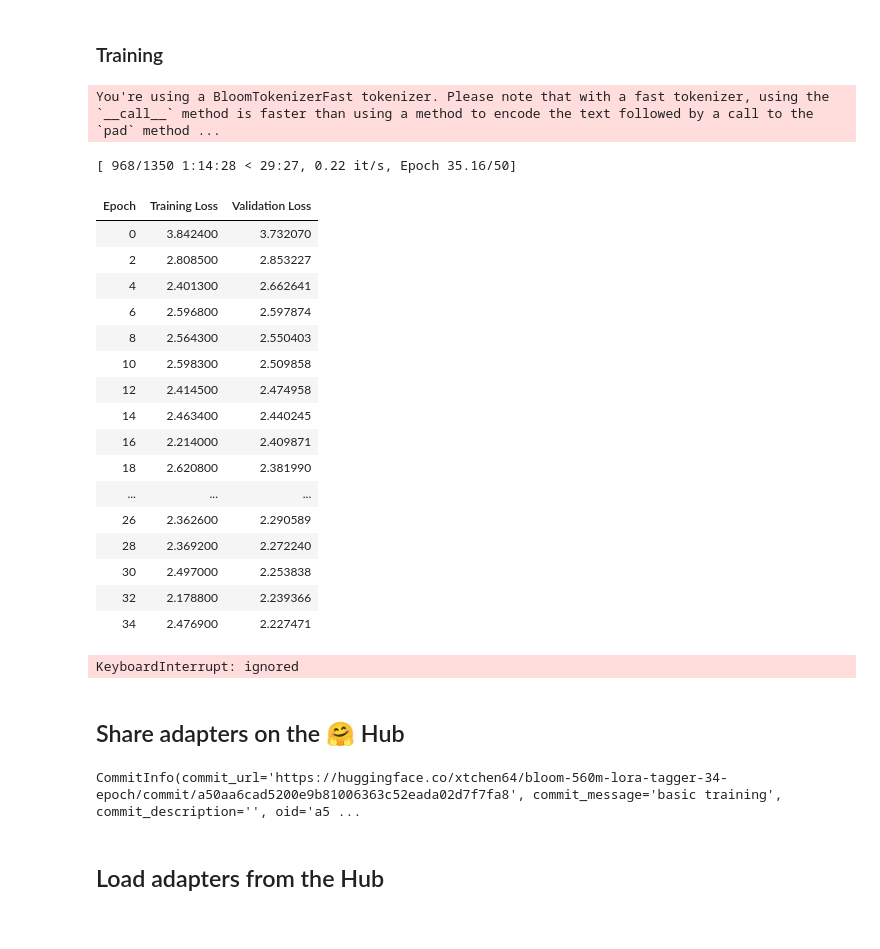
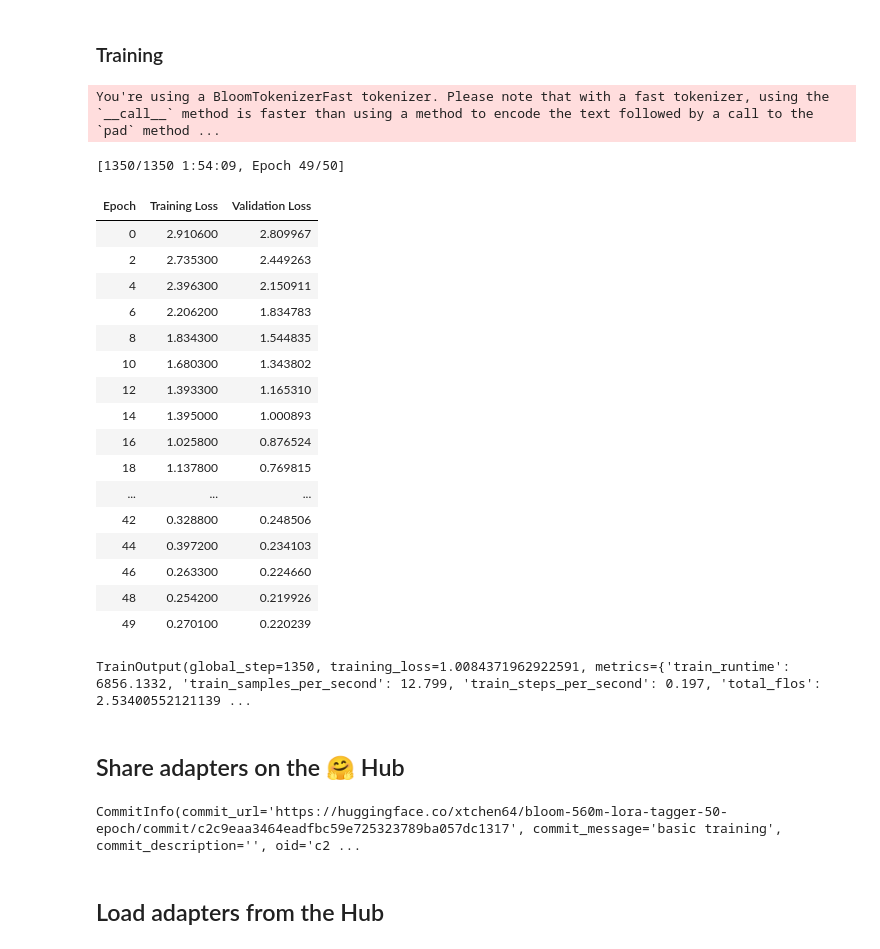
Before and after one commit to xtchen64/llm-playground, a Jupyter notebook: notebook/xtchen64_PEFT_Finetune_Bloom560m_tagger.ipynb, the cells around one changed output. Saved outputs shown, nothing was run; the diff lists cells and outputs as text; code cells hidden in the pictures.

```diff
--- a/notebook/xtchen64_PEFT_Finetune_Bloom560m_tagger.ipynb
+++ b/notebook/xtchen64_PEFT_Finetune_Bloom560m_tagger.ipynb
@@ -163,61 +165,61 @@ Dataset({
 # %%
 from transformers import Trainer, TrainingArguments
 
 
 # Training arguments with an evaluation strategy
 training_args = TrainingArguments(
     per_device_train_batch_size=8,
     gradient_accumulation_steps=8,
     warmup_steps=100,
     num_train_epochs=50,  # Set the number of training epochs
-    learning_rate=1e-4,
+    learning_rate=2e-3,
     fp16=True,
     logging_steps=1,
     output_dir='outputs',
     evaluation_strategy="epoch",
 )
 
 # Initialize Trainer with training and evaluation datasets
 trainer = Trainer(
     model=model,
     args=training_args,
     train_dataset=train_data,
     eval_dataset=test_data,  # Add this line for evaluation dataset
     data_collator=transformers.DataCollatorForLanguageModeling(tokenizer, mlm=False)
 )
 
 model.config.use_cache = False  # silence the warnings. Please re-enable for inference!
 trainer.train()
 # %% [output]
 You're using a BloomTokenizerFast tokenizer. Please note that with a fast tokenizer, using the `__call__` method is faster than using a method to encode the text followed by a call to the `pad` method ...
-[ 968/1350 1:14:28 < 29:27, 0.22 it/s, Epoch 35.16/50]
+[1350/1350 1:54:09, Epoch 49/50]
 | Epoch | Training Loss | Validation Loss |
-| 0 | 3.842400 | 3.732070 |
-| 2 | 2.808500 | 2.853227 |
-| 4 | 2.401300 | 2.662641 |
-| 6 | 2.596800 | 2.597874 |
-| 8 | 2.564300 | 2.550403 |
-| 10 | 2.598300 | 2.509858 |
-| 12 | 2.414500 | 2.474958 |
-| 14 | 2.463400 | 2.440245 |
-| 16 | 2.214000 | 2.409871 |
-| 18 | 2.620800 | 2.381990 |
+| 0 | 2.910600 | 2.809967 |
+| 2 | 2.735300 | 2.449263 |
+| 4 | 2.396300 | 2.150911 |
+| 6 | 2.206200 | 1.834783 |
+| 8 | 1.834300 | 1.544835 |
+| 10 | 1.680300 | 1.343802 |
+| 12 | 1.393300 | 1.165310 |
+| 14 | 1.395000 | 1.000893 |
+| 16 | 1.025800 | 0.876524 |
+| 18 | 1.137800 | 0.769815 |
 | ... | ... | ... |
-| 26 | 2.362600 | 2.290589 |
-| 28 | 2.369200 | 2.272240 |
-| 30 | 2.497000 | 2.253838 |
-| 32 | 2.178800 | 2.239366 |
-| 34 | 2.476900 | 2.227471 |
+| 42 | 0.328800 | 0.248506 |
+| 44 | 0.397200 | 0.234103 |
+| 46 | 0.263300 | 0.224660 |
+| 48 | 0.254200 | 0.219926 |
+| 49 | 0.270100 | 0.220239 |
-KeyboardInterrupt: ignored
+TrainOutput(global_step=1350, training_loss=1.0084371962922591, metrics={'train_runtime': 6856.1332, 'train_samples_per_second': 12.799, 'train_steps_per_second': 0.197, 'total_flos': 2.53400552121139 ...
 # %% [markdown]
 ## Share adapters on the 🤗 Hub
 # %%
-model.push_to_hub("xtchen64/bloom-560m-lora-tagger-34-epoch",
+model.push_to_hub("xtchen64/bloom-560m-lora-tagger-50-epoch",
                   use_auth_token=True,
                   commit_message="basic training",
                   private=True)
 # %% [output]
-CommitInfo(commit_url='https://huggingface.co/xtchen64/bloom-560m-lora-tagger-34-epoch/commit/a50aa6cad5200e9b81006363c52eada02d7f7fa8', commit_message='basic training', commit_description='', oid='a5 ...
+CommitInfo(commit_url='https://huggingface.co/xtchen64/bloom-560m-lora-tagger-50-epoch/commit/c2c9eaa3464eadfbc59e725323789ba057dc1317', commit_message='basic training', commit_description='', oid='c2 ...
 # %% [markdown]
 ## Load adapters from the Hub
 # %%
```
Also changed, not shown: parts of 6 cells of this notebook.
